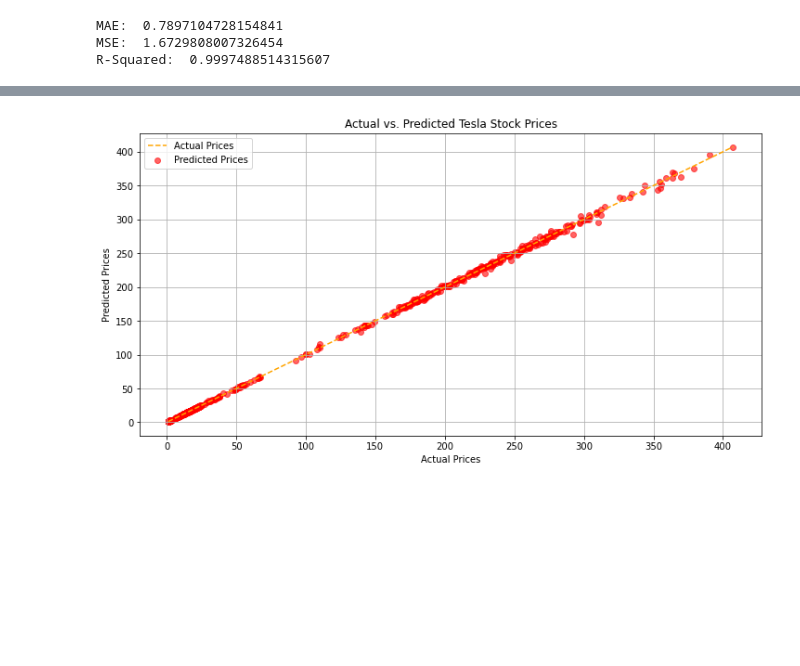
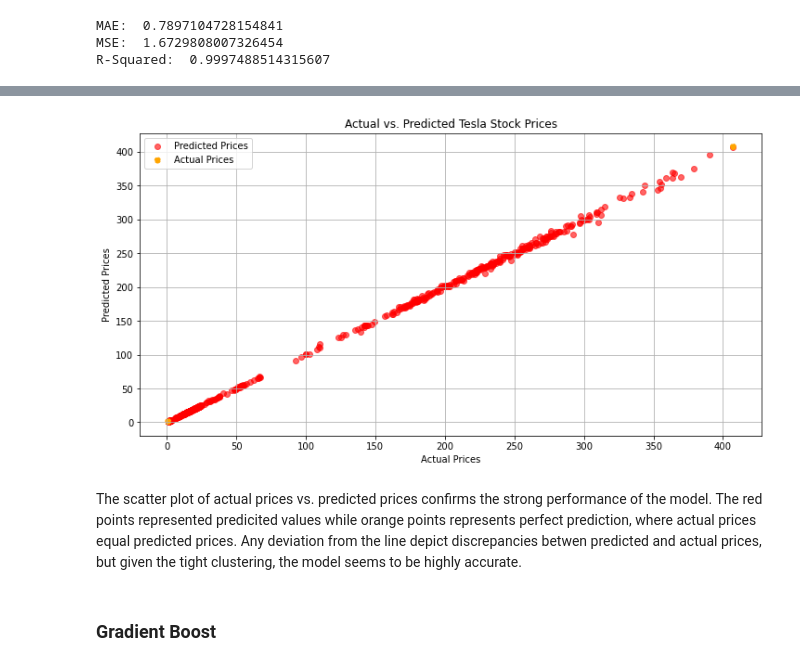
Before and after one commit to poojaapatell/Tesla-Stock-Prices-Project, a Jupyter notebook: TSLA Stock Data.ipynb, the cells around one changed output, grey strips where cells are left out. Saved outputs shown, nothing was run; the diff lists cells and outputs as text; code cells hidden in the pictures; blank space fills up the shorter version.

Commit message:
adding linear reg model interpretations

```diff
--- a/TSLA Stock Data.ipynb
+++ b/TSLA Stock Data.ipynb
@@ -301,13 +303,17 @@ R-Squared:  0.9997488514315607
 # %%
 plt.figure(figsize=(12,6))
 plt.scatter(y_test, y_pred, alpha=0.6, color='red', label="Predicted Prices")
-plt.plot([min(y_test), max(y_test)], [min(y_test), max(y_test)], color='orange', linestyle='--', label="Actual Prices")
+plt.scatter([min(y_test), max(y_test)], [min(y_test), max(y_test)], color='orange', linestyle='--', label="Actual Prices")
 
 plt.title("Actual vs. Predicted Tesla Stock Prices")
 plt.xlabel("Actual Prices")
 plt.ylabel("Predicted Prices")
 plt.legend()
 plt.grid(True)
 plt.show()
 # %% [output]
-[figure, old version]
+[figure, new version]
+# %% [markdown]
+The scatter plot of actual prices vs. predicted prices confirms the strong performance of the model. The red points represented predicited values while orange points represents perfect prediction, where actual prices equal predicted prices. Any deviation from the line depict discrepancies betwen predicted and actual prices, but given the tight clustering, the model seems to be highly accurate.
+# %% [markdown]
+### Gradient Boost
```
Also changed, not shown: parts of 1 cell of this notebook.
